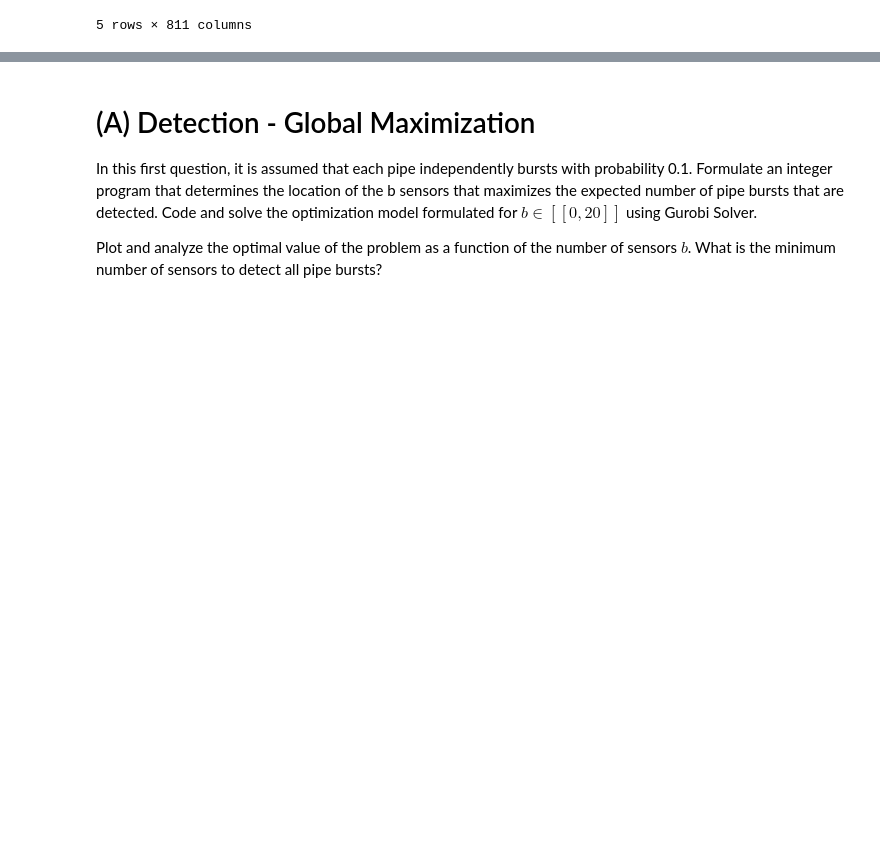
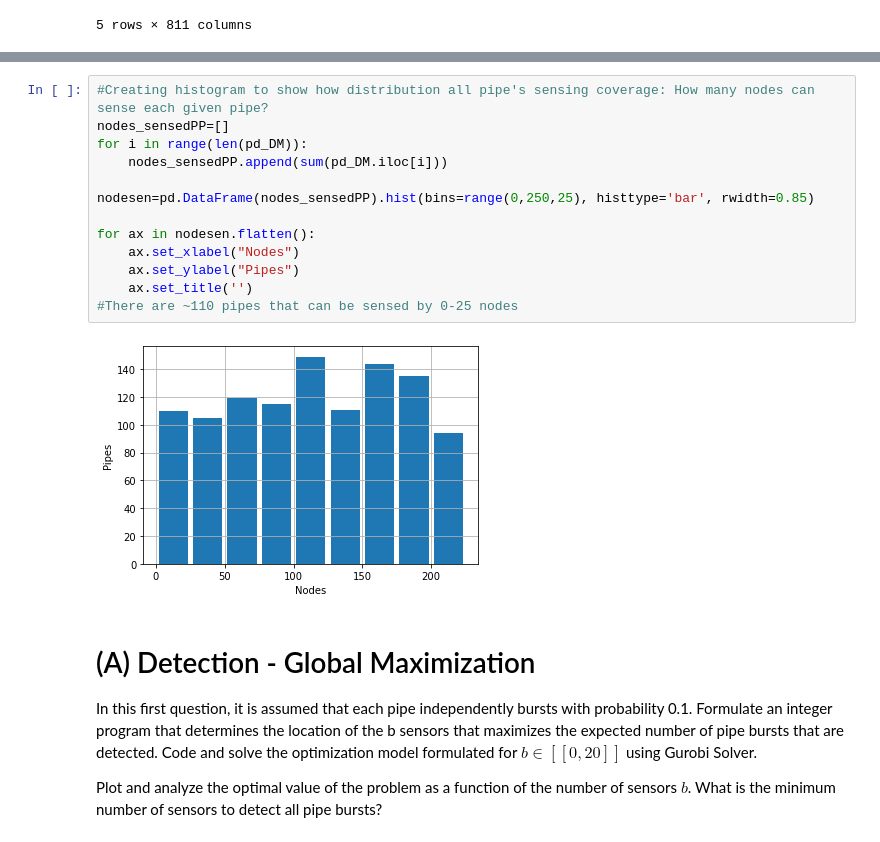
Before and after one commit to myshaw8/SensorPlacement, a Jupyter notebook: SensorPlacement_NB.ipynb, the cells around one changed output, grey strips where cells are left out. Saved outputs shown, nothing was run; the diff lists cells and outputs as text; blank space fills up the shorter version.

```diff
--- a/SensorPlacement_NB.ipynb
+++ b/SensorPlacement_NB.ipynb
@@ -84,3 +102,18 @@ pd_DM.head()
+# %%
+#Creating histogram to show how distribution all pipe's sensing coverage: How many nodes can sense each given pipe?
+nodes_sensedPP=[]
+for i in range(len(pd_DM)):
+    nodes_sensedPP.append(sum(pd_DM.iloc[i]))
+
+nodesen=pd.DataFrame(nodes_sensedPP).hist(bins=range(0,250,25), histtype='bar', rwidth=0.85)
+
+for ax in nodesen.flatten():
+    ax.set_xlabel("Nodes")
+    ax.set_ylabel("Pipes")
+    ax.set_title('')
+#There are ~110 pipes that can be sensed by 0-25 nodes
+# %% [output]
+[figure, added]
 # %% [markdown]
 # (A) Detection - Global Maximization
 In this first question, it is assumed that each pipe independently bursts with probability 0.1. Formulate an integer program that determines the location of the b sensors that maximizes the expected number of pipe bursts that are detected. Code and solve the optimization model formulated for $b ∈ [\![ 0, 20 ]\!]$ using Gurobi Solver.
```
Also changed, not shown: parts of 25 cells of this notebook, 1 other file.
